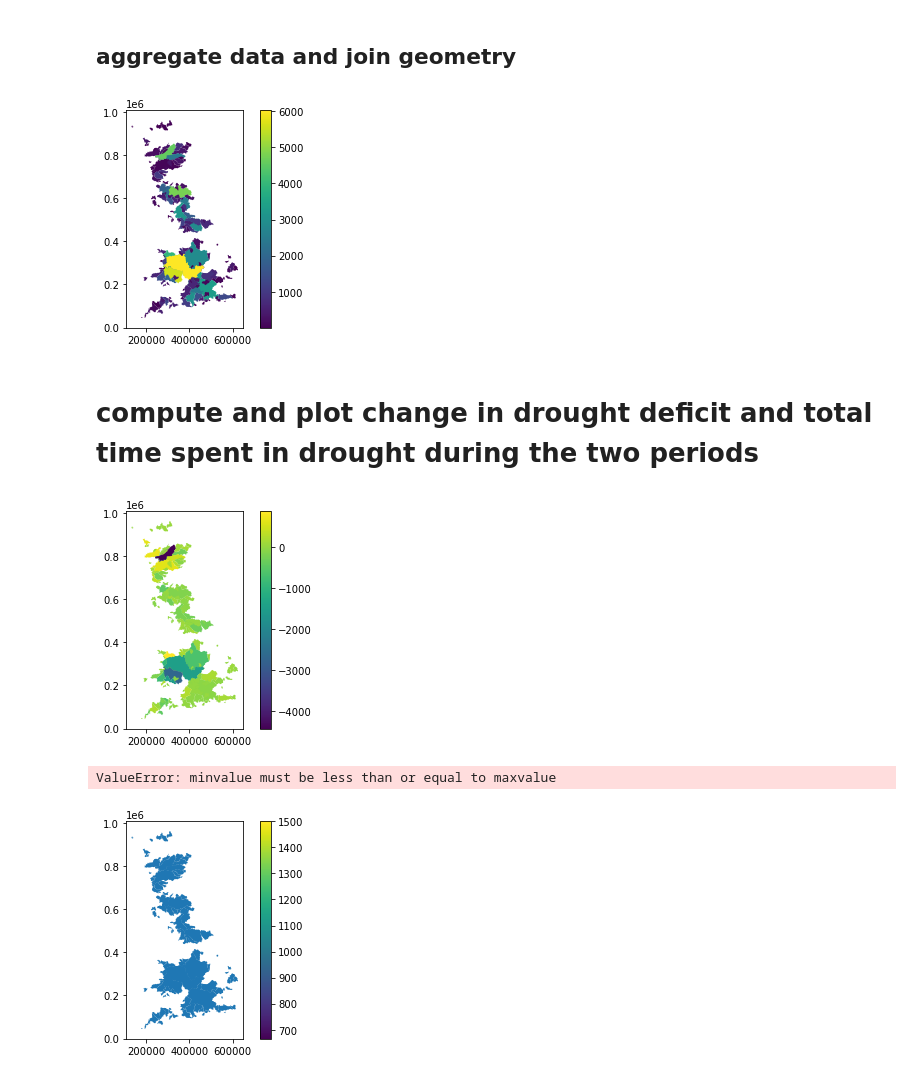
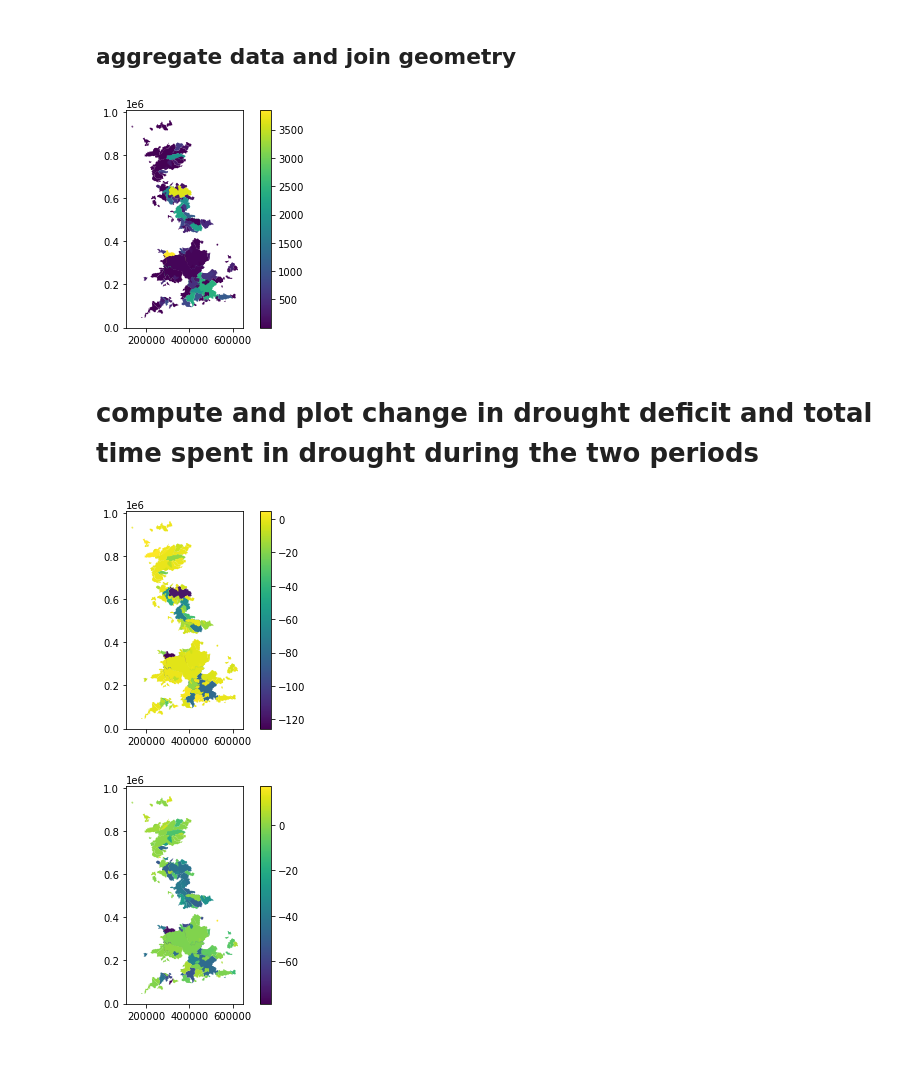
Before and after one commit to nelerey/drought-fighters, a Jupyter notebook: notebooks/exploratory-Nele.ipynb, the cells around one changed output. Cells and saved outputs as stored; diff of their text form; code cells hidden in the pictures.

```diff
--- a/notebooks/exploratory-Nele.ipynb
+++ b/notebooks/exploratory-Nele.ipynb
@@ -192,0 +210,25 @@ geo_lc_cgb.columns
+# %%
+IDs_interest = [50001, 12008]  # glen, nw
+
+IDs_interest = [15006, 6007, 28022, 28009, 8006, 54057, 54032, 55023,67015,
+                54005, 21009, 54001]#, 55002, 94001, 39001, 12002]
+
+# selecting attributes for catchments
+poly_cgb = poly_cgb.set_index("gauge_id")
+crop_selected = geo_lc_cgb.loc[IDs_interest]["crop_perc"]
+grass_selected = geo_lc_cgb.loc[IDs_interest]["grass_perc"]
+soc_selected = geo_soil_cgb.loc[IDs_interest]["organic_perc"]
+tawc_selected = geo_soil_cgb.loc[IDs_interest]["tawc"]
+area_selected = poly_cgb.loc[IDs_interest]['geometry'].area / 1000000  # square kilometers
+agrabs_selected = geo_hi_cgb.loc[IDs_interest]["abs_agriculture_perc"]
+# concat these for boxplotting
+dfs = [crop_selected, grass_selected, soc_selected, tawc_selected]
+relevant_attrs = pd.concat(dfs, axis=1)
+relevant_attrs = relevant_attrs.rename({"crop_perc": "% Crop", "grass_perc": "% Grass",
+                                        "organic_perc": "% Soil Organic Carbon",
+                                        "tawc": "TAWC (mm)",
+                                        "abs_agriculture_perc": "% Agricultural abstr."}, axis=1)
+poly_cgb=poly_cgb.reset_index()
+
+total_selected_crop = ((crop_selected/100) * area_selected).sum()
+total_selected_grass = ((grass_selected/100) * area_selected).sum()
@@ -200,7 +259,7 @@ geo_soil_cgb.loc[stations_common,:][geo_soil_cgb["organic_perc_missing"] < 0.5].
 # %%
 # The below line should, for each combination of scenario and gauge_id: compute the sum of the durations and deficits
 # for each ensemble member ID, then compute the median across the ensemble.
-total_de_by_scen_id_em = de.groupby(["clForce", "gauge_id"]).apply(lambda ds:  ds.groupby("ID").sum().median(axis=0))
+total_de_by_scen_id_em = de.groupby(["clForce", "gauge_id"]).apply(lambda ds:  ds.groupby("ID").sum().min(axis=0))
 
 # this just merges the above to the shapefiles again
 geo_total_de_by_scen_id_em = poly_cgb.merge(total_de_by_scen_id_em[["dur", "deficitSum"]].reset_index(),
@@ -209,16 +268,16 @@ geo_total_de_by_scen_id_em = poly_cgb.merge(total_de_by_scen_id_em[["dur", "defi
 geo_total_de_by_scen_id_em[geo_total_de_by_scen_id_em["clForce"] == "historical"].plot(column="deficitSum",
                                                                                        legend=True,
                                                                                        cmap="viridis")
-plt.savefig("../figures/historical_totalofdeficitSum_ensemblemedian.png")
+plt.savefig("../figures/historical_totalofdeficitSum_ensemblemean.png")
 # %% [output]
-[figure, old version]
+[figure, new version]
 # %% [markdown]
 # compute and plot change in drought deficit and total time spent in drought during the two periods
 # %%
 # compute absolute change
 geo_total_de_by_scen_id_em = geo_total_de_by_scen_id_em.set_index("gauge_id")
-total_de_by_scen_id_em_change = geo_total_de_by_scen_id_em[geo_total_de_by_scen_id_em["clForce"] == "rcp8p5"][["dur", "deficitSum"]] -\
-                                geo_total_de_by_scen_id_em[geo_total_de_by_scen_id_em["clForce"] == "historical"][["dur", "deficitSum"]]
+total_de_by_scen_id_em_change = (geo_total_de_by_scen_id_em[geo_total_de_by_scen_id_em["clForce"] == "rcp8p5"][["dur", "deficitSum"]] -\
+                                 geo_total_de_by_scen_id_em[geo_total_de_by_scen_id_em["clForce"] == "historical"][["dur", "deficitSum"]])/30
 geo_total_de_by_scen_id_em = geo_total_de_by_scen_id_em.reset_index()
 total_de_by_scen_id_em_change
 
@@ -226,15 +285,14 @@ total_de_by_scen_id_em_change
 geo_total_de_by_scen_id_em_change = poly_cgb.merge(total_de_by_scen_id_em_change, on="gauge_id")
 # %%
 geo_total_de_by_scen_id_em_change.plot(column="deficitSum", cmap="viridis", legend=True)
-plt.savefig("../figures/change_totalofdeficitSum_ensemblemedian.png")
+plt.savefig("../figures/change_totalofdeficitSum_ensemblemean.png")
 # %% [output]
-[figure, old version]
+[figure, new version]
 # %%
-geo_total_de_by_scen_id_em_change.plot(column="dur", cmap="viridis", legend=True, vmin=-1500)
-plt.savefig("../figures/change_totalofdur_ensemblemedian.png")
+geo_total_de_by_scen_id_em_change.plot(column="dur", cmap="viridis", legend=True)
+plt.savefig("../figures/change_totalofdur_ensemblemean.png")
 # %% [output]
-ValueError: minvalue must be less than or equal to maxvalue
-[figure, old version]
+[figure, new version]
 # %%
 # compute relative change
 geo_total_de_by_scen_id_em = geo_total_de_by_scen_id_em.set_index("gauge_id")
```
Also changed, not shown: parts of 8 cells of this notebook, 16 other files.
